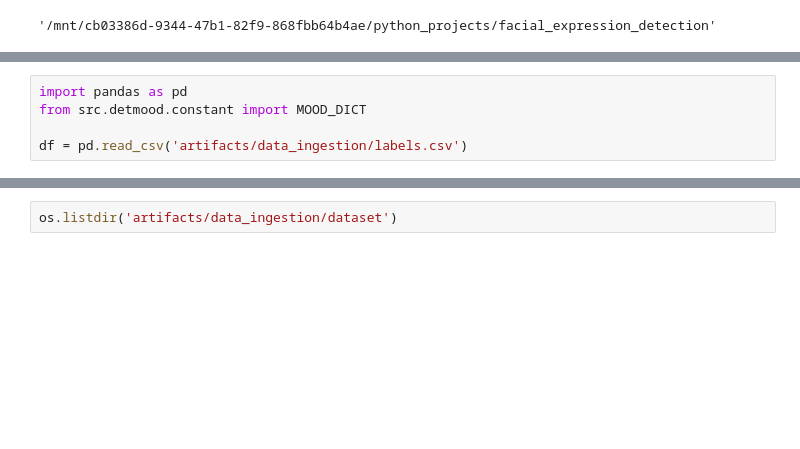
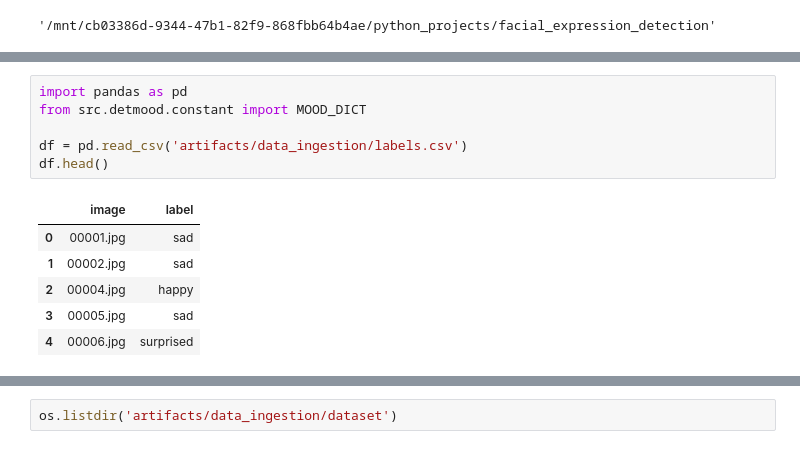
Before and after one commit to Pmilivojevic/facial_expression_detection, a Jupyter notebook: research/trials.ipynb, the cells around one changed output, grey strips where cells are left out. Saved outputs shown, nothing was run; the diff lists cells and outputs as text; blank space fills up the shorter version.

```diff
--- a/research/trials.ipynb
+++ b/research/trials.ipynb
@@ -24,5 +13,13 @@ labels_and_dataset. 100%[===================>]  26,12M  27,5MB/s    in 1,0s
 # %%
 import pandas as pd
 from src.detmood.constant import MOOD_DICT
 
 df = pd.read_csv('artifacts/data_ingestion/labels.csv')
+df.head()
+# %% [output]
+|  | image | label |
+| 0 | 00001.jpg | sad |
+| 1 | 00002.jpg | sad |
+| 2 | 00004.jpg | happy |
+| 3 | 00005.jpg | sad |
+| 4 | 00006.jpg | surprised |
```
Also changed, not shown: parts of 17 cells of this notebook, 14 other files.
